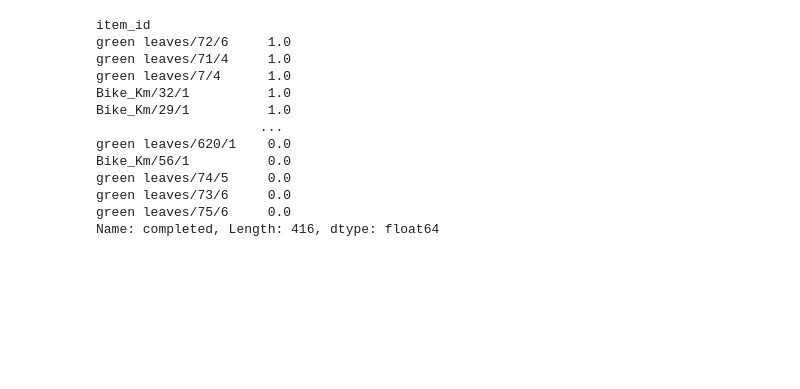
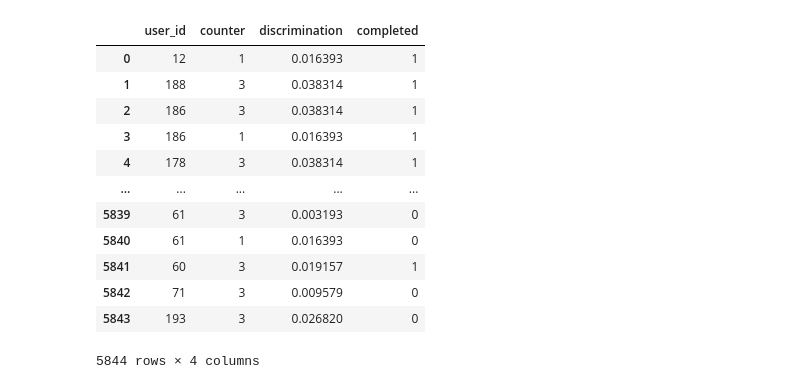
Before and after one commit to rik1599/playngo_challenge_generator, a Jupyter notebook: notebooks/Ferrara.ipynb, the cells around one changed output. Cells and saved outputs as stored; diff of their text form; code cells hidden in the pictures; blank space fills up the shorter version.

```diff
--- a/notebooks/Ferrara.ipynb
+++ b/notebooks/Ferrara.ipynb
@@ -75,16 +74,23 @@ plt.show()
-# %%
-df.groupby('item_id', observed=True)['completed'].mean().sort_values(ascending=False)
-# %% [output]
-item_id
-green leaves/72/6     1.0
-green leaves/71/4     1.0
-green leaves/7/4      1.0
-Bike_Km/32/1          1.0
-Bike_Km/29/1          1.0
-                     ...
-green leaves/620/1    0.0
-Bike_Km/56/1          0.0
-green leaves/74/5     0.0
-green leaves/73/6     0.0
-green leaves/75/6     0.0
-Name: completed, Length: 416, dtype: float64
+# %%
+dataset = pd.DataFrame({
+    'user_id': df['user_id'].cat.codes,
+    'counter': df['counter'].cat.codes,
+    'discrimination': df['discrimination'],
+    'completed': df['completed'].astype(int),
+})
+
+dataset
+# %% [output]
+|  | user_id | counter | discrimination | completed |
+| 0 | 12 | 1 | 0.016393 | 1 |
+| 1 | 188 | 3 | 0.038314 | 1 |
+| 2 | 186 | 3 | 0.038314 | 1 |
+| 3 | 186 | 1 | 0.016393 | 1 |
+| 4 | 178 | 3 | 0.038314 | 1 |
+| ... | ... | ... | ... | ... |
+| 5839 | 61 | 3 | 0.003193 | 0 |
+| 5840 | 61 | 1 | 0.016393 | 0 |
+| 5841 | 60 | 3 | 0.019157 | 1 |
+| 5842 | 71 | 3 | 0.009579 | 0 |
+| 5843 | 193 | 3 | 0.026820 | 0 |
+5844 rows × 4 columns
```
Also changed, not shown: parts of 8 cells of this notebook.
